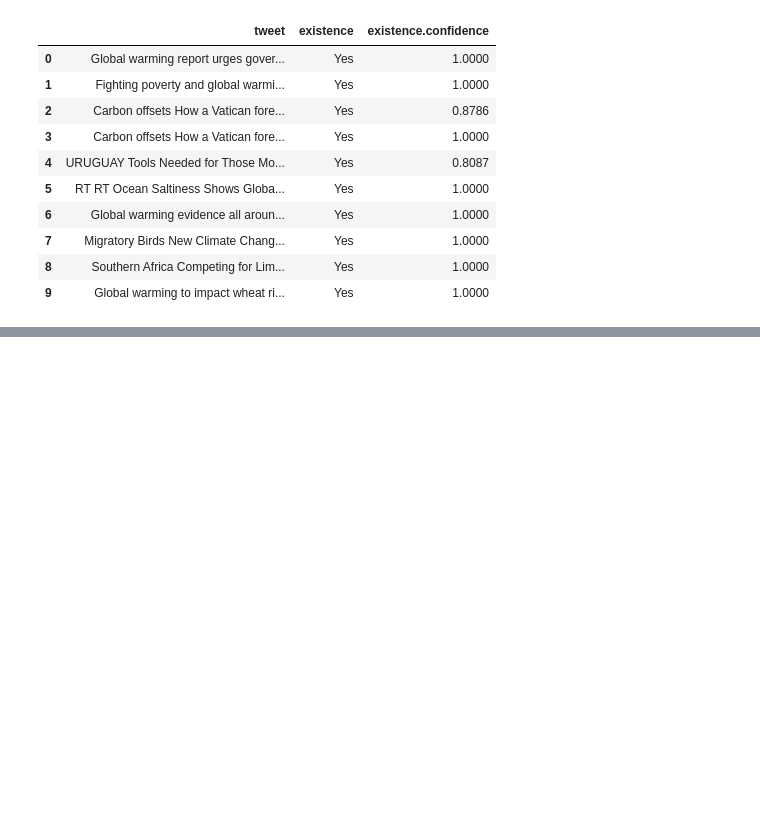
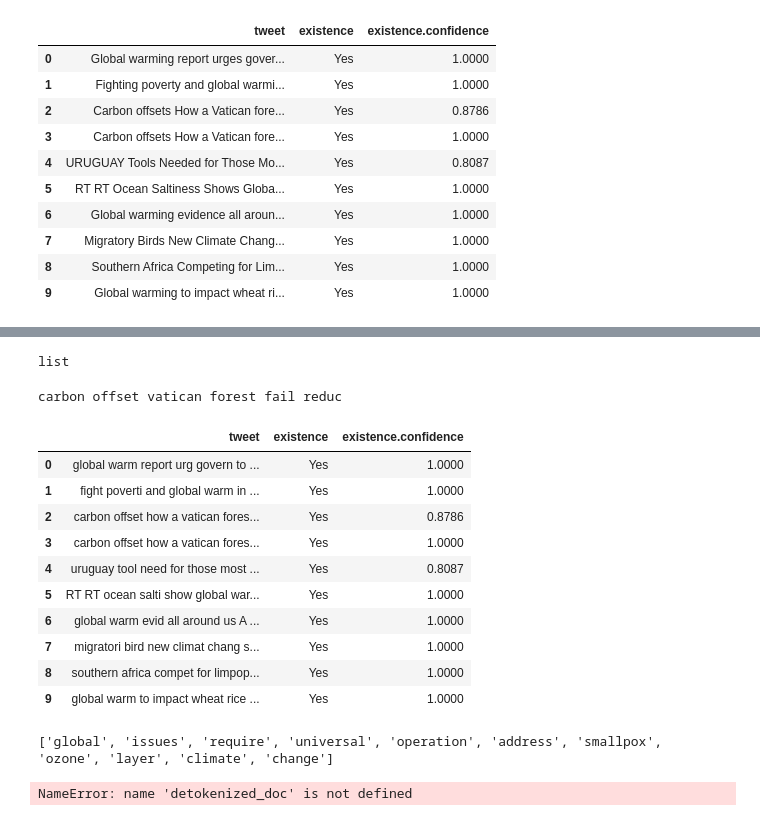
Before and after one commit to naquech-DS/dsc-4-final-project-online-ds-ft-112618, a Jupyter notebook: Untitled.ipynb, the cells around one changed output, grey strips where cells are left out. Saved outputs shown, nothing was run; the diff lists cells and outputs as text; code cells hidden in the pictures; blank space fills up the shorter version.

```diff
--- a/Untitled.ipynb
+++ b/Untitled.ipynb
@@ -131,0 +133,4 @@ print(processed_data[1236], '\n')
+# %%
+type(processed_data)
+# %% [output]
+list
@@ -131,0 +139,7 @@ print(processed_data[1236], '\n')
+# %%
+stemmer = PorterStemmer()
+text = "carbon offsets vatican forest failed reduce "
+text_stem = " ".join([stemmer.stem(word) for word in text.split()])
+print (text_stem)
+# %% [output]
+carbon offset vatican forest fail reduc
@@ -131,0 +156,28 @@ print(processed_data[1236], '\n')
+# %%
+data.head(10)
+# %% [output]
+|  | tweet | existence | existence.confidence |
+| 0 | global warm report urg govern to ... | Yes | 1.0000 |
+| 1 | fight poverti and global warm in ... | Yes | 1.0000 |
+| 2 | carbon offset how a vatican fores... | Yes | 0.8786 |
+| 3 | carbon offset how a vatican fores... | Yes | 1.0000 |
+| 4 | uruguay tool need for those most ... | Yes | 0.8087 |
+| 5 | RT RT ocean salti show global war... | Yes | 1.0000 |
+| 6 | global warm evid all around us A ... | Yes | 1.0000 |
+| 7 | migratori bird new climat chang s... | Yes | 1.0000 |
+| 8 | southern africa compet for limpop... | Yes | 1.0000 |
+| 9 | global warm to impact wheat rice ... | Yes | 1.0000 |
+# %%
+print(processed_data[1236], '\n')
+# %% [output]
+['global', 'issues', 'require', 'universal', 'operation', 'address', 'smallpox', 'ozone', 'layer', 'climate', 'change']
+# %%
+# de-tokenization
+detokenized = []
+for i in range(len(data)):
+    t = ' '.join(processed_data[i])
+    detokenized.append(t)
+
+data['tweet'] = detokenized_doc
+# %% [output]
+NameError: name 'detokenized_doc' is not defined
```
Also changed, not shown: parts of 29 cells of this notebook, 3 other files.
